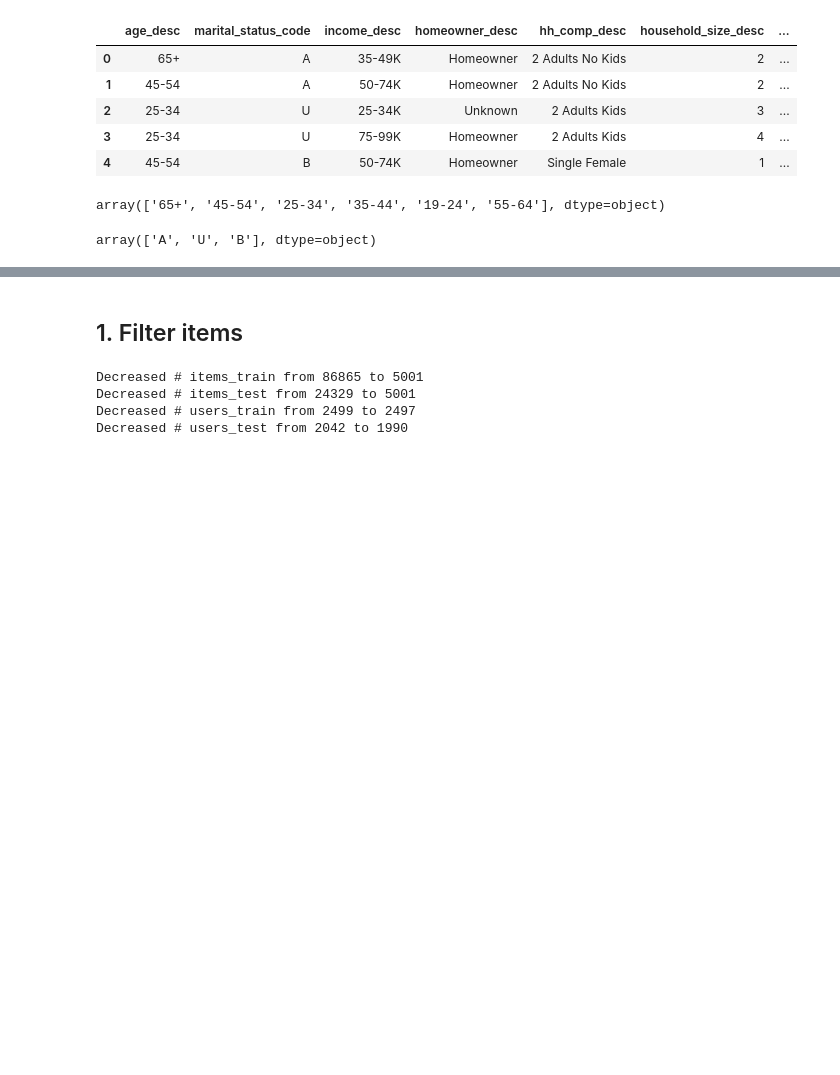
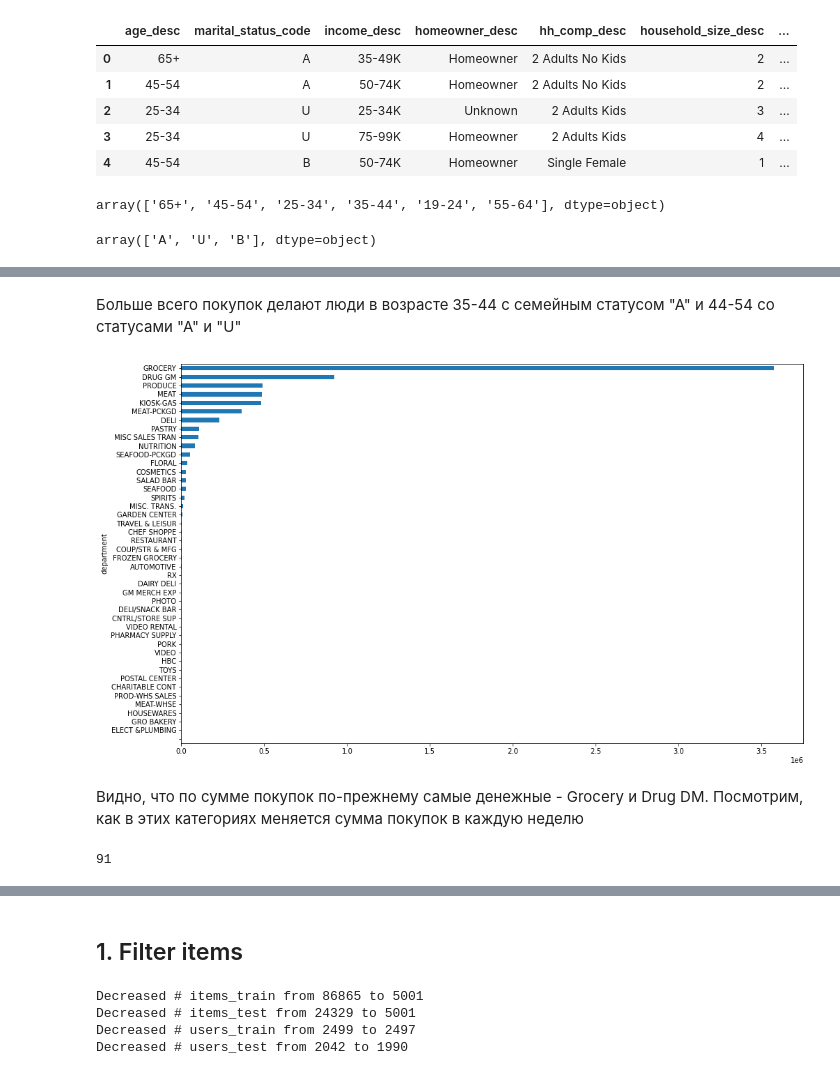
Before and after one commit to kate-ds/Recommender_systems, a Jupyter notebook: LightFM.ipynb, the cells around one changed output, grey strips where cells are left out. Saved outputs shown, nothing was run; the diff lists cells and outputs as text; code cells hidden in the pictures; blank space fills up the shorter version.

```diff
--- a/LightFM.ipynb
+++ b/LightFM.ipynb
@@ -106,0 +304,14 @@ array(['A', 'U', 'B'], dtype=object)
+# %% [markdown]
+Больше всего покупок делают люди в возрасте 35-44 с семейным статусом "А" и 44-54 со статусами "А" и "U"
+# %%
+plt.figure(figsize=(16, 10))
+data.groupby(['department'])['sales_value'].sum().sort_values().plot.barh()
+plt.show()
+# %% [output]
+[figure, added]
+# %% [markdown]
+Видно, что по сумме покупок по-прежнему самые денежные - Grocery и Drug DM. Посмотрим, как в этих категориях меняется сумма покупок в каждую неделю
+# %%
+data.week_no.nunique()
+# %% [output]
+91
```
Also changed, not shown: parts of 23 cells of this notebook, 1 other file.
